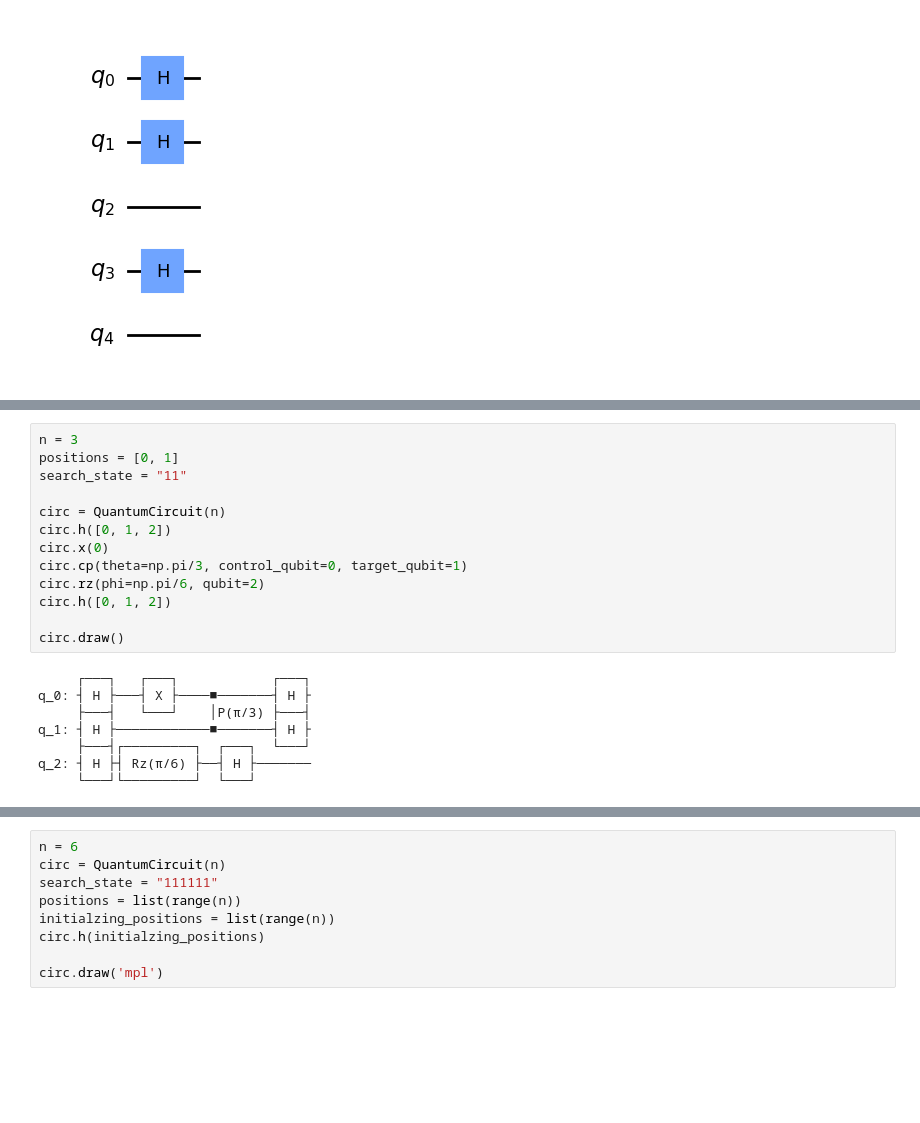
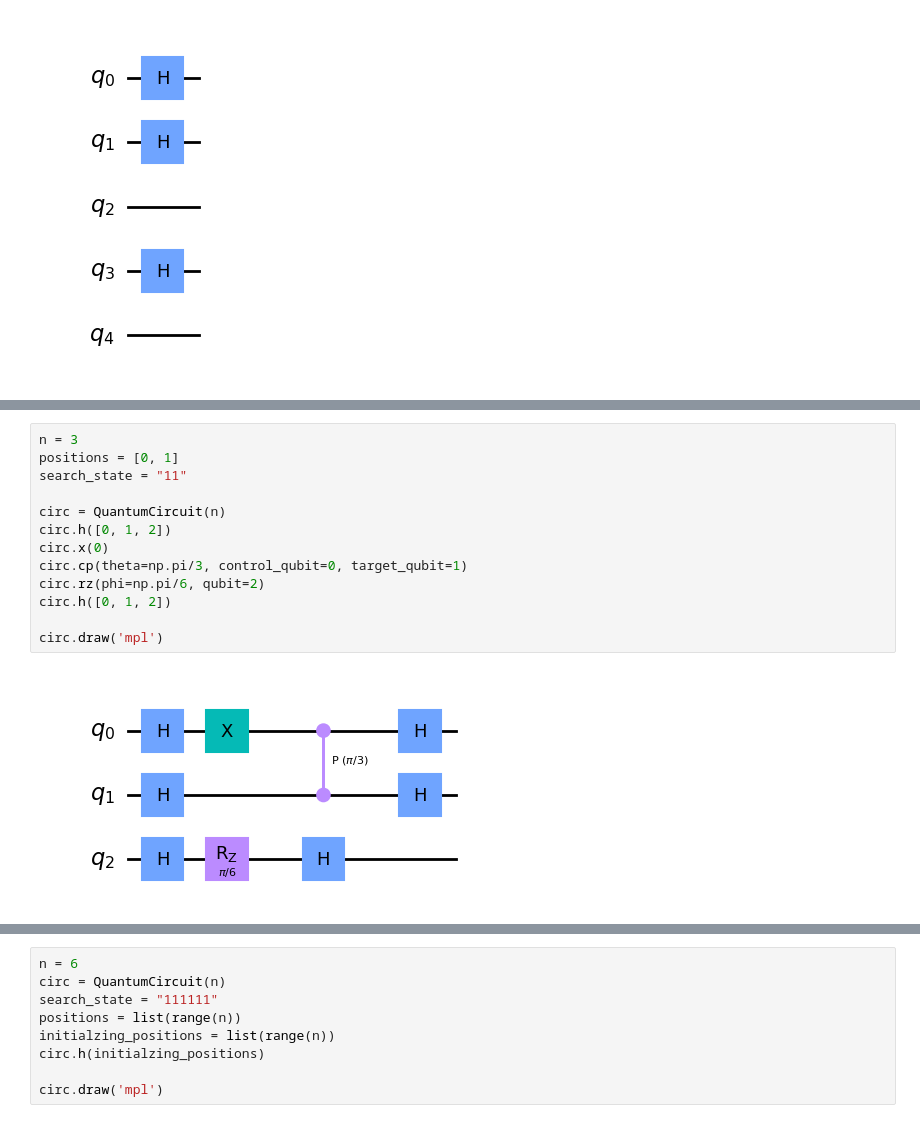
Before and after one commit to lbwei1016/QSVT-implementation, a Jupyter notebook: qsvt-aa.ipynb, the cells around one changed output, grey strips where cells are left out. Saved outputs shown, nothing was run; the diff lists cells and outputs as text; blank space fills up the shorter version.

```diff
--- a/qsvt-aa.ipynb
+++ b/qsvt-aa.ipynb
@@ -125,21 +132,15 @@ plot_histogram(exp_counts)
 # %%
 n = 3
 positions = [0, 1]
 search_state = "11"
 
 circ = QuantumCircuit(n)
 circ.h([0, 1, 2])
 circ.x(0)
 circ.cp(theta=np.pi/3, control_qubit=0, target_qubit=1)
 circ.rz(phi=np.pi/6, qubit=2)
 circ.h([0, 1, 2])
 
-circ.draw()
+circ.draw('mpl')
 # %% [output]
-     ┌───┐   ┌───┐            ┌───┐
-q_0: ┤ H ├───┤ X ├────■───────┤ H ├
-     ├───┤   └───┘    │P(π/3) ├───┤
-q_1: ┤ H ├────────────■───────┤ H ├
-     ├───┤┌─────────┐  ┌───┐  └───┘
-q_2: ┤ H ├┤ Rz(π/6) ├──┤ H ├───────
-     └───┘└─────────┘  └───┘
+[figure, added]
```
Also changed, not shown: parts of 11 cells of this notebook, 1 other file.
